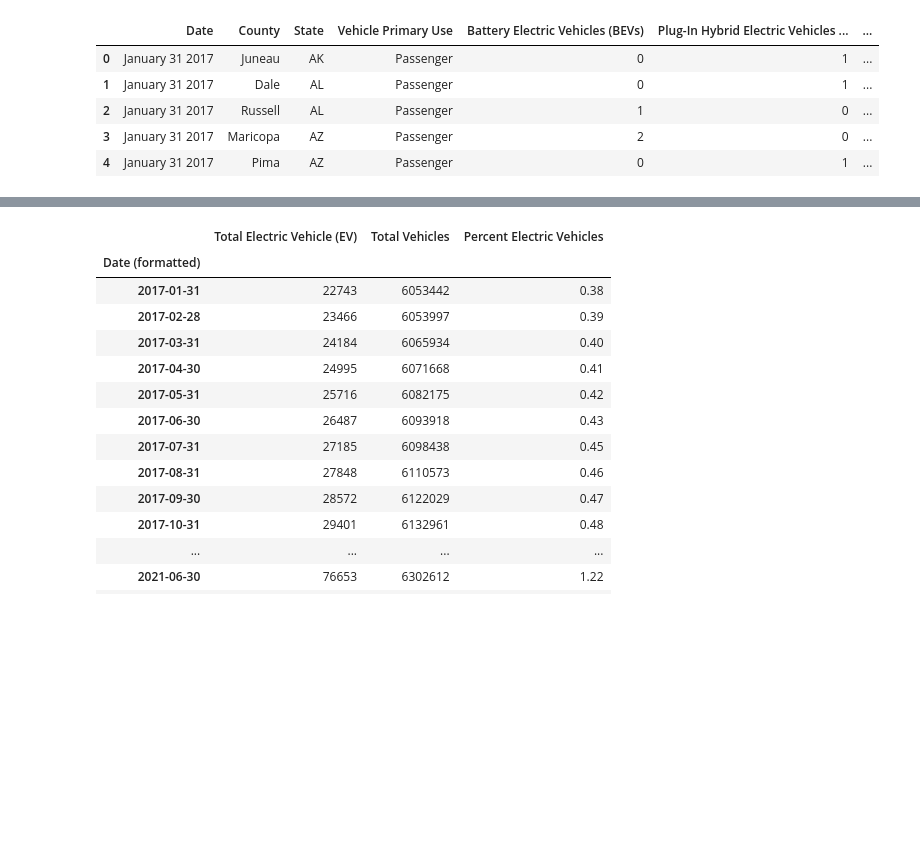
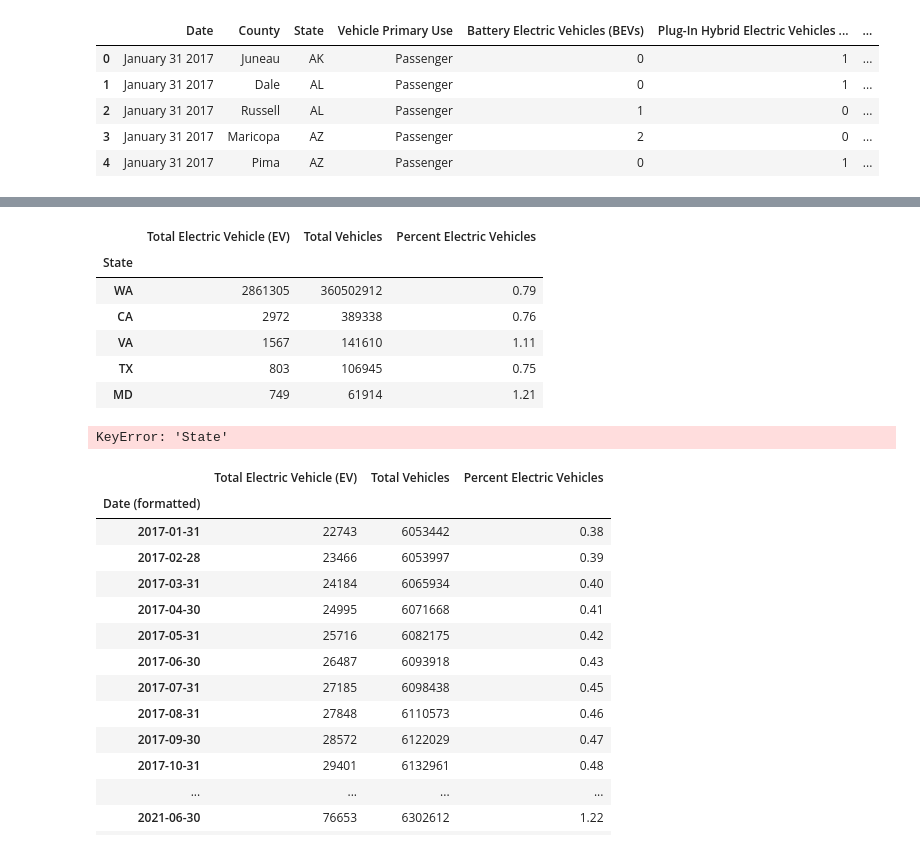
Before and after one commit to hayyyleywin/project-1, a Jupyter notebook: Hay/EV_adoption_overtime.ipynb, the cells around one changed output, grey strips where cells are left out. Saved outputs shown, nothing was run; the diff lists cells and outputs as text; code cells hidden in the pictures; blank space fills up the shorter version.

```diff
--- a/Hay/EV_adoption_overtime.ipynb
+++ b/Hay/EV_adoption_overtime.ipynb
@@ -19,3 +60,25 @@ clean_full_data.head()
+# %%
+#Top 5 states with highest EV
+state_data_sorted_count.head(5)
+# %% [output]
+|  | Total Electric Vehicle (EV) | Total Vehicles | Percent Electric Vehicles |
+| State |  |  |  |
+| WA | 2861305 | 360502912 | 0.79 |
+| CA | 2972 | 389338 | 0.76 |
+| VA | 1567 | 141610 | 1.11 |
+| TX | 803 | 106945 | 0.75 |
+| MD | 749 | 61914 | 1.21 |
+# %%
+
+#Create bar plot for all states with electric vehicles
+counts = state_data_sorted_count['State'].value_counts()
+counts.plot(kind="bar")
+plt.xlabel("State")
+plt.xticks(rotation=90)
+plt.ylabel("No. of electric vehicles")
+plt.show()
+# %% [output]
+KeyError: 'State'
 # %%
 # Change date format
 clean_full_data["Date (formatted)"] = pd.to_datetime(clean_full_data["Date"],format="%B %d %Y")
```
Also changed, not shown: parts of 5 cells of this notebook, 2 other files.
